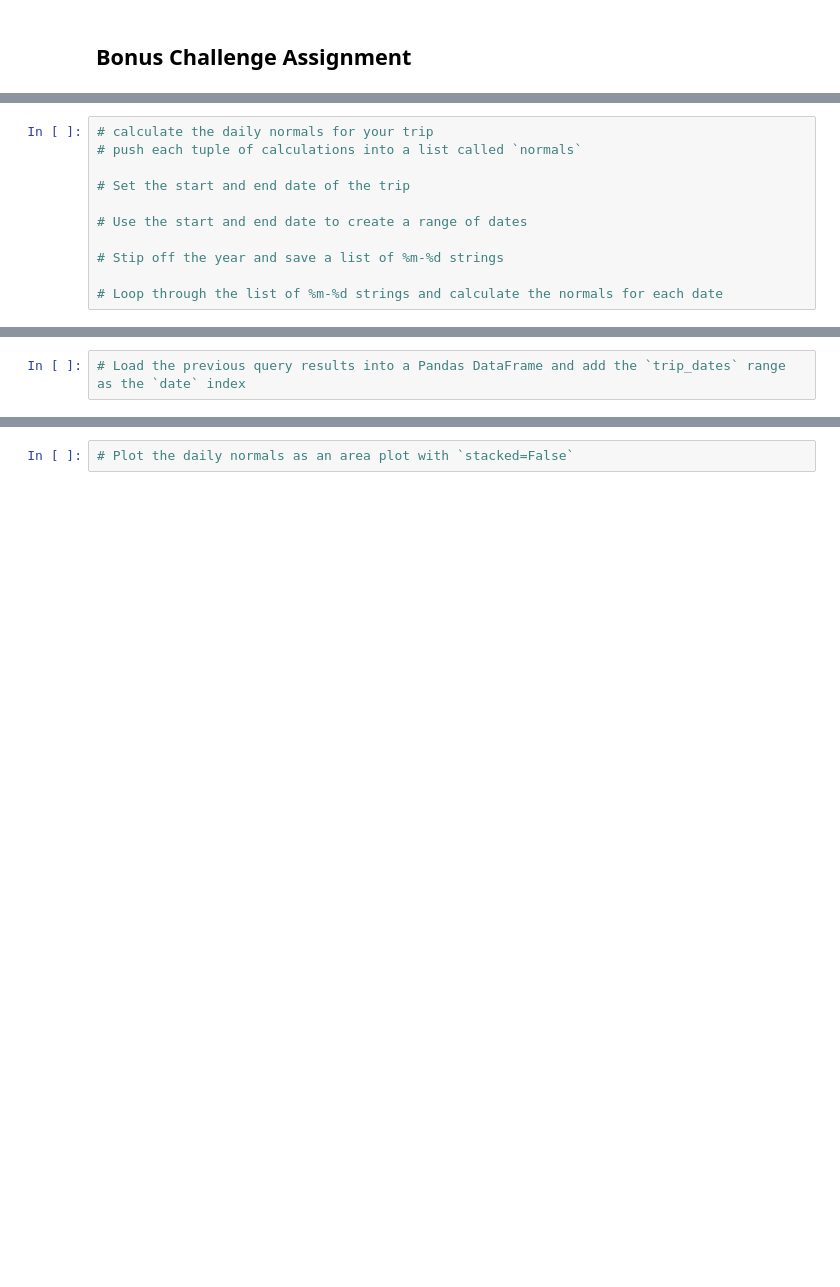
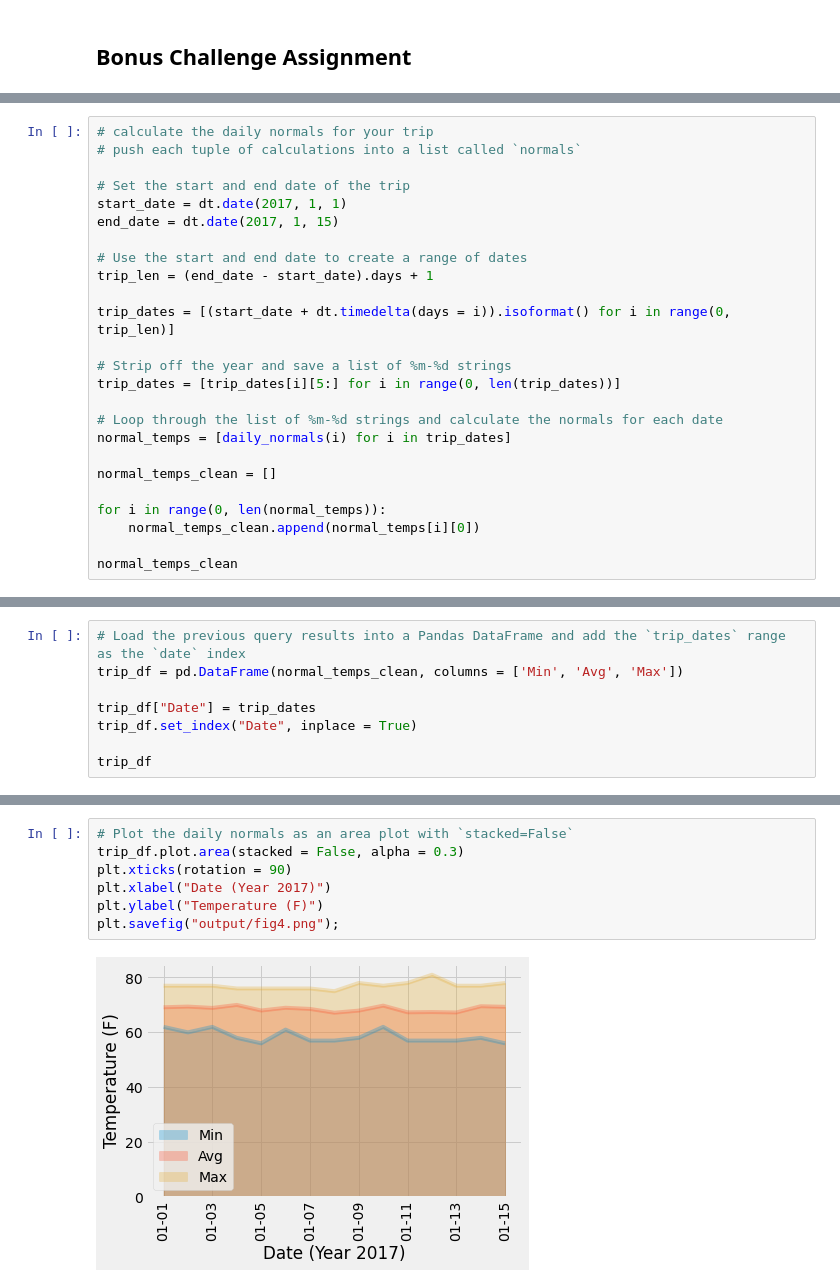
Before and after one commit to MATaylor0/sqlalchemy-challenge, a Jupyter notebook: climate_starter.ipynb, the cells around one changed output, grey strips where cells are left out. Saved outputs shown, nothing was run; the diff lists cells and outputs as text; blank space fills up the shorter version.

```diff
--- a/climate_starter.ipynb
+++ b/climate_starter.ipynb
@@ -214,9 +253,23 @@ daily_normals("01-01")
 # push each tuple of calculations into a list called `normals`
 
 # Set the start and end date of the trip
+start_date = dt.date(2017, 1, 1)
+end_date = dt.date(2017, 1, 15)
 
 # Use the start and end date to create a range of dates
+trip_len = (end_date - start_date).days + 1
 
-# Stip off the year and save a list of %m-%d strings
+trip_dates = [(start_date + dt.timedelta(days = i)).isoformat() for i in range(0, trip_len)]
+
+# Strip off the year and save a list of %m-%d strings
+trip_dates = [trip_dates[i][5:] for i in range(0, len(trip_dates))]
 
 # Loop through the list of %m-%d strings and calculate the normals for each date
+normal_temps = [daily_normals(i) for i in trip_dates]
+
+normal_temps_clean = []
+
+for i in range(0, len(normal_temps)):
+    normal_temps_clean.append(normal_temps[i][0])
+
+normal_temps_clean
@@ -223,2 +292,8 @@ daily_normals("01-01")
 # %%
 # Load the previous query results into a Pandas DataFrame and add the `trip_dates` range as the `date` index
+trip_df = pd.DataFrame(normal_temps_clean, columns = ['Min', 'Avg', 'Max'])
+
+trip_df["Date"] = trip_dates
+trip_df.set_index("Date", inplace = True)
+
+trip_df
@@ -225,2 +318,9 @@ daily_normals("01-01")
 # %%
 # Plot the daily normals as an area plot with `stacked=False`
+trip_df.plot.area(stacked = False, alpha = 0.3)
+plt.xticks(rotation = 90)
+plt.xlabel("Date (Year 2017)")
+plt.ylabel("Temperature (F)")
+plt.savefig("output/fig4.png");
+# %% [output]
+[figure, added]
```
Also changed, not shown: parts of 12 cells of this notebook, 2 other files.
